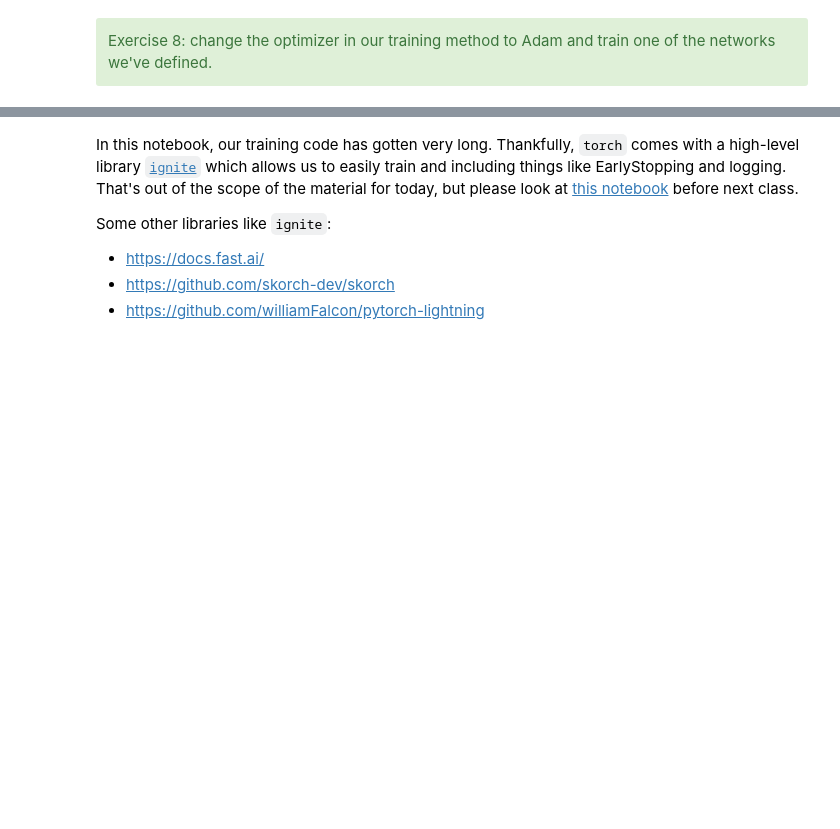
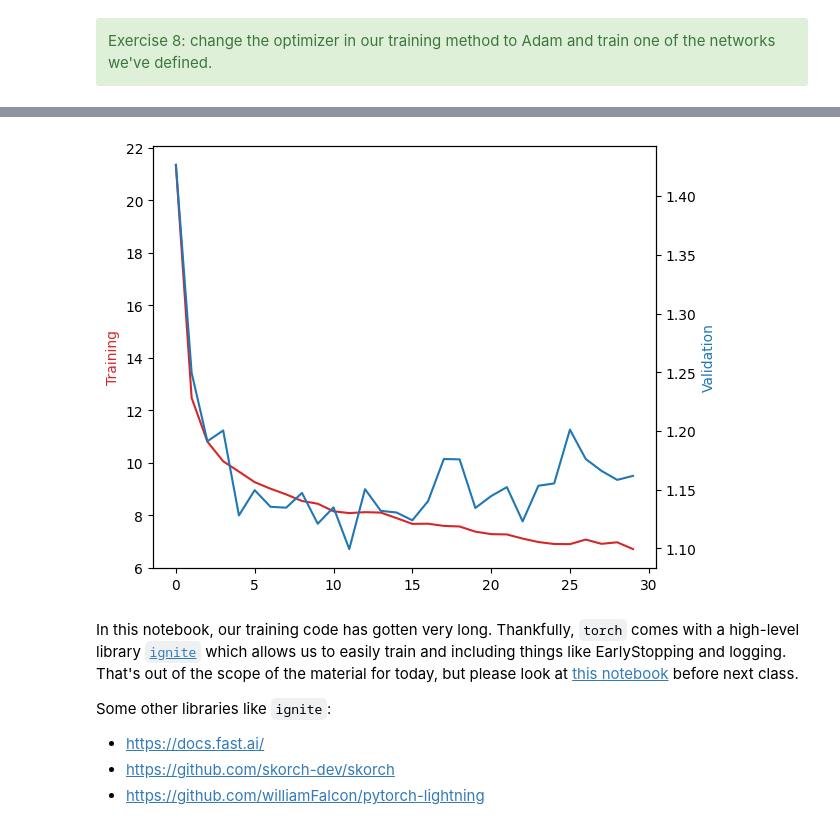
Before and after one commit to mohamed26-cyber/deep-learning, a Jupyter notebook: deep/Deep Learning.ipynb, the cells around one changed output, grey strips where cells are left out. Cells and saved outputs as stored; diff of their text form; code cells hidden in the pictures; blank space fills up the shorter version.

```diff
--- a/deep/Deep Learning.ipynb
+++ b/deep/Deep Learning.ipynb
@@ -955,0 +1001,33 @@ Exercise 8: change the optimizer in our training method to Adam and train one of
+# %%
+# %load solutions/ex8.py
+# %load solutions/ex8.py
+def train(net):
+    optimizer = torch.optim.Adam(net.parameters())
+    train_history = []
+    valid_history = []
+    for epoch in range(30):
+        train_loss = 0.0
+        for i, data in enumerate(trainloader, 0):
+            # get the inputs; data is a list of [inputs, labels]
+            inputs, labels = data
+            # zero the parameter gradients
+            optimizer.zero_grad()
+            # forward + backward + optimize
+            outputs = net(inputs)
+            loss = criterion(outputs, labels)
+            loss.backward()
+            optimizer.step()
+            train_loss += loss.item()
+        valid_loss = validation(net)
+        train_history.append(train_loss)
+        valid_history.append(valid_loss)
+        print('Epoch %02d: train loss %0.5f, validation loss %0.5f' % (epoch, train_loss, valid_loss))
+    return train_history, valid_history
+
+trainloader = torch.utils.data.DataLoader(trainset, batch_size=512, shuffle=True, num_workers=2)
+validloader = torch.utils.data.DataLoader(validset, batch_size=512, shuffle=True, num_workers=2)
+criterion = nn.CrossEntropyLoss()
+net = SimpleNet()
+train_history, valid_history = train(net)
+plot_train_val(train_history, valid_history)
+# %% [output]
@@ -956,3 +1051,4 @@ Exercise 8: change the optimizer in our training method to Adam and train one of
+[figure, added]
 # %% [markdown]
 In this notebook, our training code has gotten very long. Thankfully, `torch` comes with a high-level library [`ignite`](https://pytorch.org/ignite/) which allows us to easily train and including things like EarlyStopping and logging. That's out of the scope of the material for today, but please look at [this notebook](https://github.com/pytorch/ignite/blob/master/examples/notebooks/FashionMNIST.ipynb) before next class.
 
```
Also changed, not shown: parts of 28 cells of this notebook.
